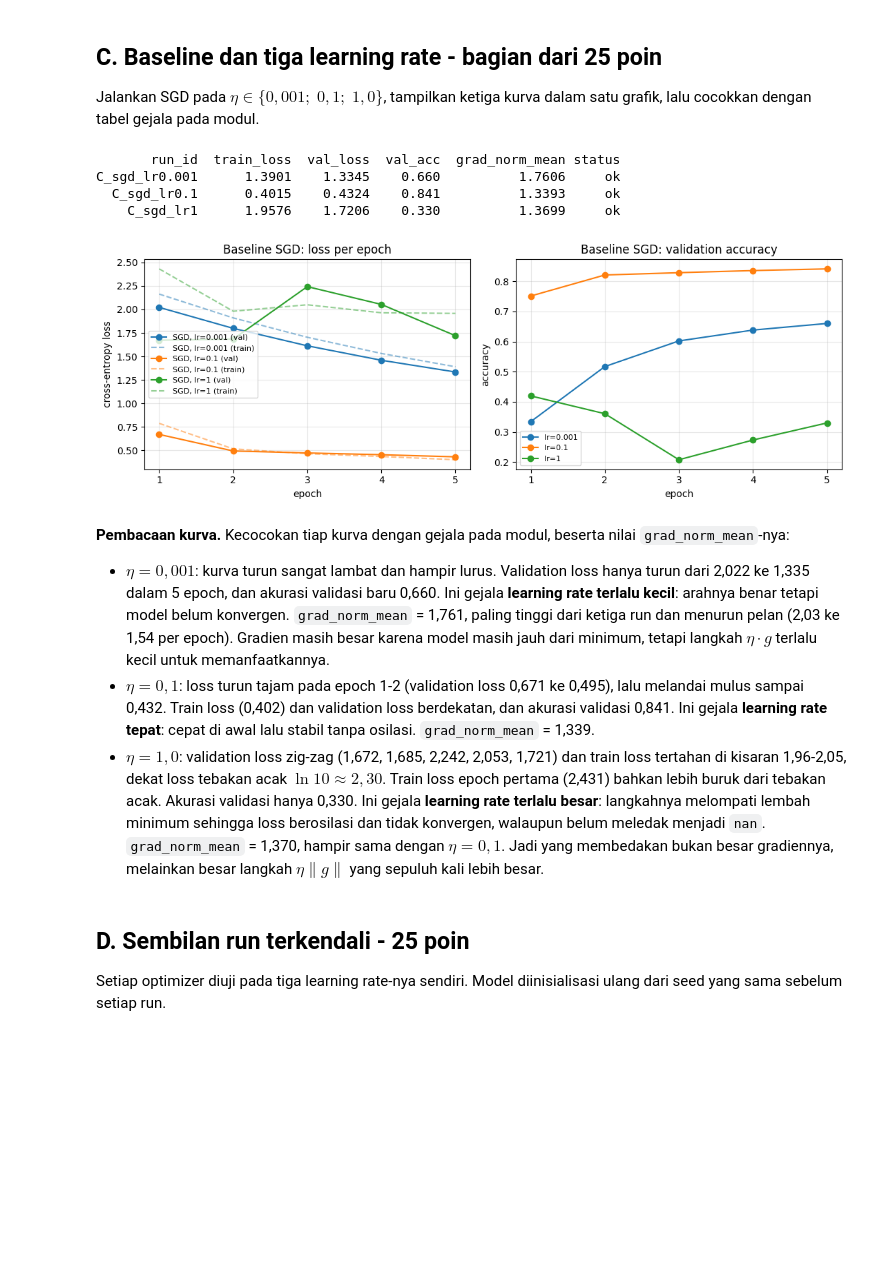
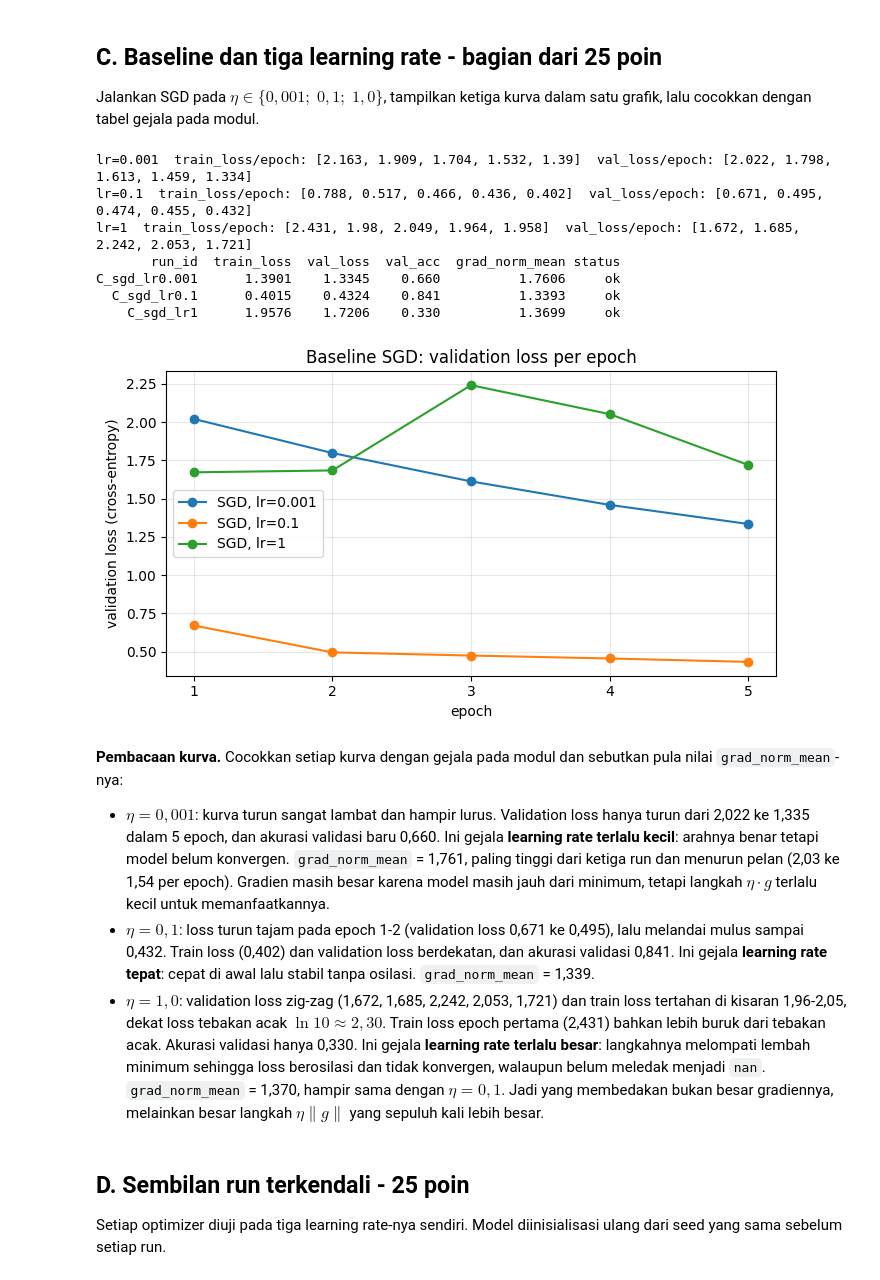
Before and after one commit to dillcipher/Modul-Praktikum-Deep-Learning, a Jupyter notebook: modul-03/M03_123450048.ipynb, the cells around one changed output. Cells and saved outputs as stored; diff of their text form; code cells hidden in the pictures; blank space fills up the shorter version.

Commit message:
fix modul 3

```diff
--- a/modul-03/M03_123450048.ipynb
+++ b/modul-03/M03_123450048.ipynb
@@ -65,25 +65,22 @@ print({'python': platform.python_version(), 'numpy': np.__version__,
 
 Ambil subset terstratifikasi dan hitung statistik normalisasi **hanya** dari subset latih.
 # %%
-DATA_ROOT = None
-for kandidat in (Path('../../data/raw'), Path('../data/raw'), Path('data/raw')):
-    if kandidat.exists():
-        DATA_ROOT = kandidat
-        break
-assert DATA_ROOT is not None, 'jalankan data/download-data.sh --vision terlebih dahulu'
+DATA_ROOT = Path('../../data/raw')
+if not DATA_ROOT.exists():
+    DATA_ROOT = Path('data/raw')
 
 latih_penuh = FashionMNIST(root=DATA_ROOT, train=True, download=False,
                            transform=transforms.ToTensor())
 uji_resmi = FashionMNIST(root=DATA_ROOT, train=False, download=False,
                          transform=transforms.ToTensor())
-KELAS = uji_resmi.classes
 
 X_penuh = latih_penuh.data.float().unsqueeze(1) / 255.0
 y_penuh = latih_penuh.targets
 X_uji = uji_resmi.data.float().unsqueeze(1) / 255.0
 y_uji = uji_resmi.targets
 
-# Subset terstratifikasi 12.000 latih + 3.000 validasi dari 60.000 data latih resmi.
+# Ambil 12.000 latih dan 3.000 validasi secara terstratifikasi
+# memakai train_test_split dengan random_state=SEED.
 idx_latih, idx_val = train_test_split(
     np.arange(len(y_penuh)), train_size=12_000, test_size=3_000,
     stratify=y_penuh.numpy(), random_state=SEED)
@@ -91,10 +88,9 @@ idx_latih, idx_val = train_test_split(
 X_latih, y_latih = X_penuh[idx_latih], y_penuh[idx_latih]
 X_val, y_val = X_penuh[idx_val], y_penuh[idx_val]
 
-# Statistik normalisasi dihitung dari subset LATIH saja.
+# Hitung MEAN dan STD dari subset LATIH saja, lalu normalkan ketiga split.
 MEAN, STD = X_latih.mean().item(), X_latih.std().item()
 normalkan = lambda t: (t - MEAN) / STD
-print(f'MEAN={MEAN:.4f}  STD={STD:.4f}')
 
 ds_latih = TensorDataset(normalkan(X_latih), y_latih)
 ds_val = TensorDataset(normalkan(X_val), y_val)
@@ -117,7 +112,7 @@ BATCH = 128
 EPOCH = 5
 
 def buat_model():
-    # Model 784 -> 128 -> 10, bobot awal selalu sama karena seed di-reset.
+    """Kembalikan model 784 -> 128 -> 10 yang SELALU dimulai dari seed sama."""
     torch.manual_seed(SEED)
     model = nn.Sequential(
         nn.Flatten(),
@@ -128,6 +123,7 @@ def buat_model():
     return model.to(DEVICE)
 
 def buat_optimizer(nama, params, lr):
+    """Kembalikan SGD, SGD+momentum 0.9, atau Adam sesuai nama."""
     if nama == 'sgd':
         return torch.optim.SGD(params, lr=lr)
     if nama == 'momentum':
@@ -237,40 +234,45 @@ inisialisasi deterministik
 
 Jalankan SGD pada $\eta \in \{0{,}001;\;0{,}1;\;1{,}0\}$, tampilkan ketiga kurva dalam satu grafik, lalu cocokkan dengan tabel gejala pada modul.
 # %%
+# Jalankan tiga learning rate, kumpulkan catatan dan riwayatnya,
+# lalu tampilkan satu grafik validation loss berlabel lengkap.
 baseline, riwayat_baseline = [], {}
 for lr in [0.001, 0.1, 1.0]:
-    _, riw, cat = jalankan('sgd', lr, run_id=f'C_sgd_lr{lr:g}')
+    _, riw, cat = jalankan('sgd', lr)
+    cat['run_id'] = f'C_sgd_lr{lr:g}'
     cat['notes'] = 'baseline learning rate'
     baseline.append(cat)
     riwayat_baseline[lr] = riw
+    print(f'lr={lr:g}  train_loss/epoch:', np.round(riw['train_loss'], 3).tolist(),
+          ' val_loss/epoch:', np.round(riw['val_loss'], 3).tolist())
 
 df_baseline = pd.DataFrame(baseline)
 print(df_baseline[['run_id', 'train_loss', 'val_loss', 'val_acc',
                    'grad_norm_mean', 'status']].to_string(index=False))
 
-fig, ax = plt.subplots(1, 2, figsize=(11, 4))
 epoch_ax = np.arange(1, EPOCH + 1)
+fig, ax = plt.subplots(figsize=(7, 4))
 for lr, riw in riwayat_baseline.items():
-    e = epoch_ax[:len(riw['val_loss'])]
-    ax[0].plot(e, riw['val_loss'], marker='o', label=f'SGD, lr={lr:g} (val)')
-    ax[0].plot(e, riw['train_loss'], ls='--', alpha=0.5, color=ax[0].lines[-1].get_color(),
-               label=f'SGD, lr={lr:g} (train)')
-    ax[1].plot(e, riw['val_acc'], marker='o', label=f'lr={lr:g}')
-ax[0].set(title='Baseline SGD: loss per epoch', xlabel='epoch', ylabel='cross-entropy loss')
-ax[1].set(title='Baseline SGD: validation accuracy', xlabel='epoch', ylabel='accuracy')
-ax[0].legend(fontsize=8); ax[1].legend(fontsize=8)
-for a in ax:
-    a.set_xticks(epoch_ax); a.grid(alpha=0.3)
+    ax.plot(epoch_ax[:len(riw['val_loss'])], riw['val_loss'], marker='o',
+            label=f'SGD, lr={lr:g}')
+ax.set(title='Baseline SGD: validation loss per epoch', xlabel='epoch',
+       ylabel='validation loss (cross-entropy)')
+ax.set_xticks(epoch_ax)
+ax.grid(alpha=0.3)
+ax.legend()
 plt.tight_layout()
 plt.show()
 # %% [output]
+lr=0.001  train_loss/epoch: [2.163, 1.909, 1.704, 1.532, 1.39]  val_loss/epoch: [2.022, 1.798, 1.613, 1.459, 1.334]
+lr=0.1  train_loss/epoch: [0.788, 0.517, 0.466, 0.436, 0.402]  val_loss/epoch: [0.671, 0.495, 0.474, 0.455, 0.432]
+lr=1  train_loss/epoch: [2.431, 1.98, 2.049, 1.964, 1.958]  val_loss/epoch: [1.672, 1.685, 2.242, 2.053, 1.721]
        run_id  train_loss  val_loss  val_acc  grad_norm_mean status
 C_sgd_lr0.001      1.3901    1.3345    0.660          1.7606     ok
   C_sgd_lr0.1      0.4015    0.4324    0.841          1.3393     ok
     C_sgd_lr1      1.9576    1.7206    0.330          1.3699     ok
-[figure, old version]
+[figure, new version]
 # %% [markdown]
-**Pembacaan kurva.** Kecocokan tiap kurva dengan gejala pada modul, beserta nilai `grad_norm_mean`-nya:
+**Pembacaan kurva.** Cocokkan setiap kurva dengan gejala pada modul dan sebutkan pula nilai `grad_norm_mean`-nya:
 
 - $\eta=0{,}001$: kurva turun sangat lambat dan hampir lurus. Validation loss hanya turun dari 2,022 ke 1,335 dalam 5 epoch, dan akurasi validasi baru 0,660. Ini gejala **learning rate terlalu kecil**: arahnya benar tetapi model belum konvergen. `grad_norm_mean` = 1,761, paling tinggi dari ketiga run dan menurun pelan (2,03 ke 1,54 per epoch). Gradien masih besar karena model masih jauh dari minimum, tetapi langkah $\eta \cdot g$ terlalu kecil untuk memanfaatkannya.
 - $\eta=0{,}1$: loss turun tajam pada epoch 1-2 (validation loss 0,671 ke 0,495), lalu melandai mulus sampai 0,432. Train loss (0,402) dan validation loss berdekatan, dan akurasi validasi 0,841. Ini gejala **learning rate tepat**: cepat di awal lalu stabil tanpa osilasi. `grad_norm_mean` = 1,339.
```
Also changed, not shown: parts of 16 cells of this notebook, 3 other files.
